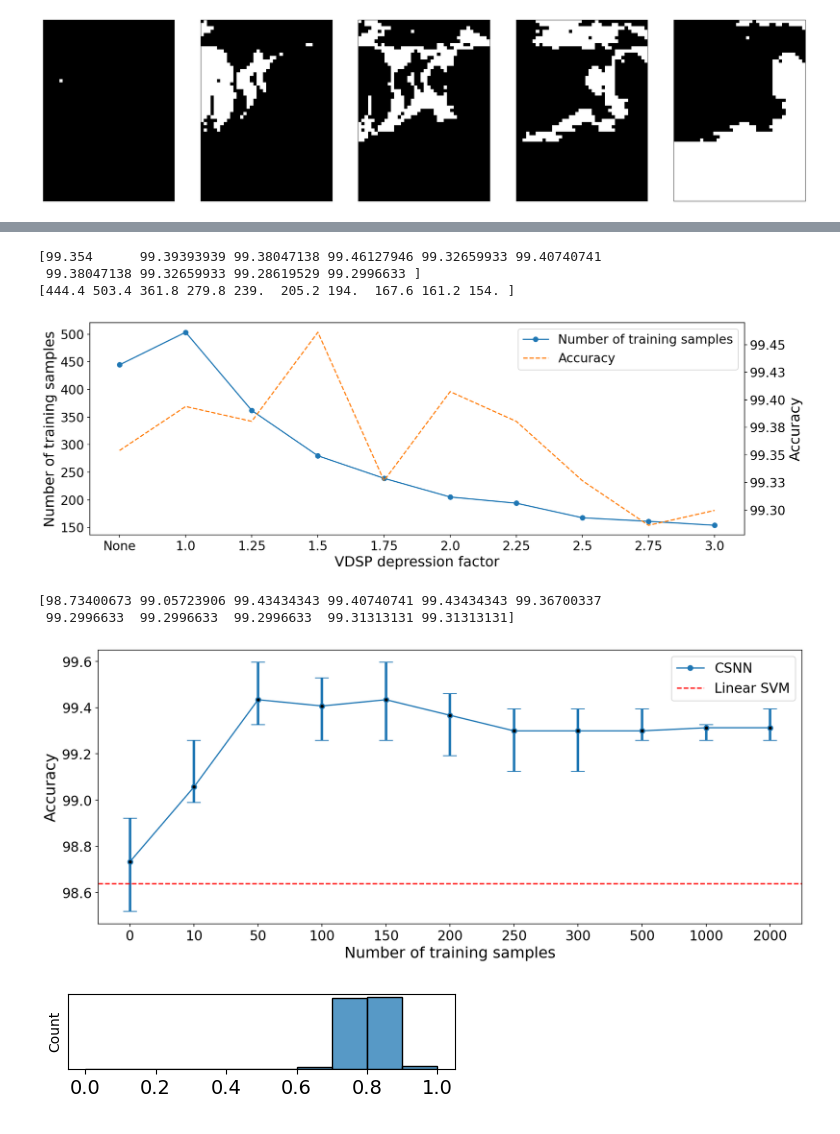
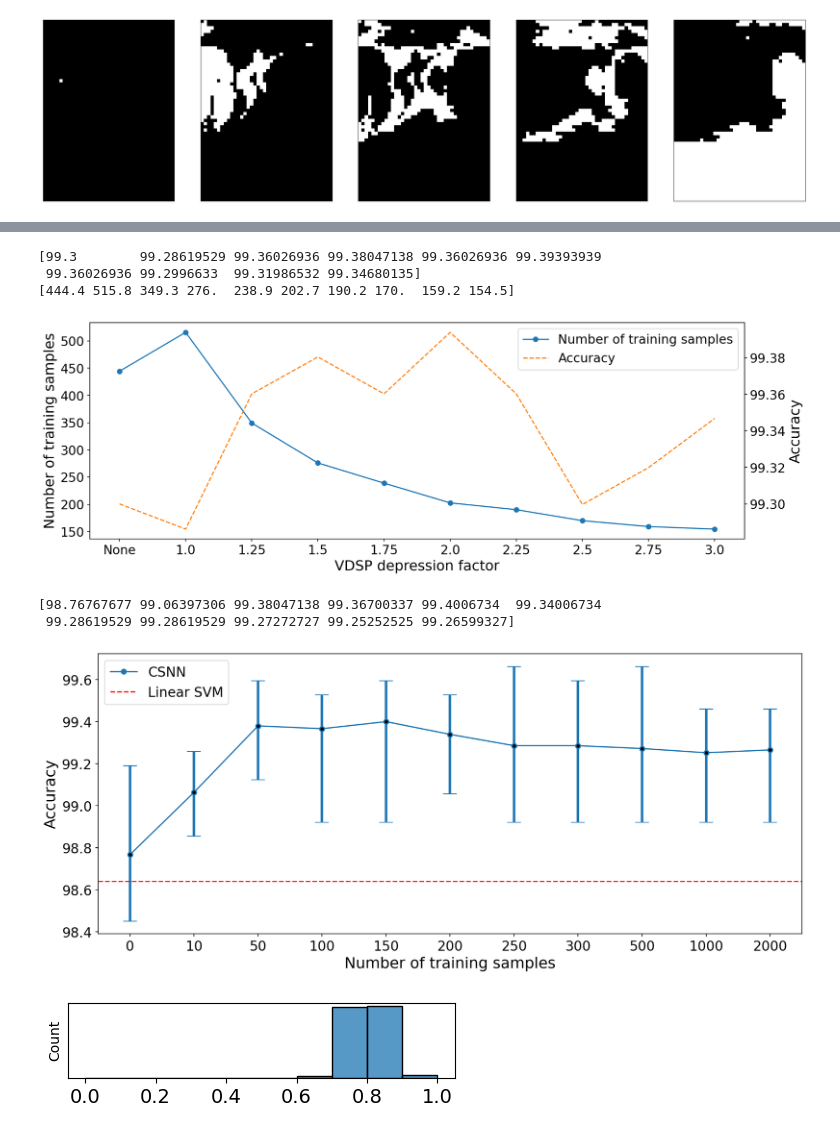
Before and after one commit to ggoupy/CSNN-VDSP, a Jupyter notebook: TIDIGITS/playground.ipynb, the cells around one changed output, grey strips where cells are left out. Saved outputs shown, nothing was run; the diff lists cells and outputs as text; code cells hidden in the pictures.

```diff
--- a/TIDIGITS/playground.ipynb
+++ b/TIDIGITS/playground.ipynb
@@ -178,15 +180,16 @@ with open(f"logs/convergence_vs_vdsp_factor.pkl", "rb") as input_file:
 
 with open(f"logs/acc_vs_vdsp_factor.pkl", "rb") as input_file:
     acc_dict = pickle.load(input_file)
-    acc_dict[0] = np.ones((10))*0.99354 # value computed without f_dep V'pre - f_dep replaced by 1)
+    acc_dict[0] = np.ones((10))*0.993 # value computed without f_dep V'pre - f_dep replaced by 1)
 
 conv_dict = collections.OrderedDict(sorted(conv_dict.items()))
 acc_dict = collections.OrderedDict(sorted(acc_dict.items()))
 
 x_axis = np.array(["None"] + [str(1+0.25*i) for i in range(9)])
-y1_axis = np.array([v[0:5] for k, v in conv_dict.items()])
+y1_axis = np.array([v for k, v in conv_dict.items()])
 y1_axis = y1_axis.mean(1)
-y2_axis = np.array([v[0:5] for k, v in acc_dict.items()]) * 100
+y2_axis = np.array([v for k, v in acc_dict.items()]) * 100
+
 y2_axis = y2_axis.mean(1)
 print(y2_axis)
 print(y1_axis)
@@ -211,50 +214,45 @@ ax2.yaxis.set_major_formatter(FormatStrFormatter('%.2f'))
 plt.savefig('plots/components/analysis_vdsp_factor.png', bbox_inches='tight')
 plt.show()
 # %% [output]
-[99.354      99.39393939 99.38047138 99.46127946 99.32659933 99.40740741
- 99.38047138 99.32659933 99.28619529 99.2996633 ]
-[444.4 503.4 361.8 279.8 239.  205.2 194.  167.6 161.2 154. ]
+[99.3        99.28619529 99.36026936 99.38047138 99.36026936 99.39393939
+ 99.36026936 99.2996633  99.31986532 99.34680135]
+[444.4 515.8 349.3 276.  238.9 202.7 190.2 170.  159.2 154.5]
-[figure, old version]
+[figure, new version]
 # %%
-x_axis = ["0","10","25","50","75","100","150","200","250","300","500","750","1000","1500","2000"]
+x_axis = ["0","10","50","100","150","200","250","300","500","1000","2000"]
 fig = plt.figure(figsize=(15, 6), dpi=150)
 plt.yticks(fontsize=16)
 plt.xticks(fontsize=16)
 plt.ylabel('Accuracy', fontsize=18)
 plt.xlabel('Number of training samples', fontsize=18)
 
 acc_dict = {}
 
-checkpoints_to_rm = [25,75,750,1500]
-for c in checkpoints_to_rm:
-    x_axis.remove(str(c))
-
+# The code can be used to plot output for several learning rates
 for lr in ['0.01_adaptive']:
     with open(f"logs/acc_vs_lr_{lr}.pkl", "rb") as input_file:
         acc_dict[lr] = pickle.load(input_file)
-        for c in checkpoints_to_rm:
-            del acc_dict[lr][c]
 
 for lr in acc_dict.keys():
-    y_axis = np.array([v[0:5] for k, v in acc_dict[lr].items()]) * 100
+    y_axis = np.array([v for k, v in acc_dict[lr].items()]) * 100
     mins = y_axis.min(1)
     maxes = y_axis.max(1)
     stds = y_axis.std(1)
     means = y_axis.mean(1)
     print(means)
     plt.plot(x_axis, means, "-o", label=f"CSNN")
     plt.errorbar(x_axis, means, [means - mins, maxes - means],
          fmt='.k', ecolor='#1f77b4', lw=3, capsize=8)
 
 acc_svm = 98.64
 plt.axhline(y=acc_svm, color='r', linestyle='--', label="Linear SVM")
 plt.legend(fontsize=16)
 plt.savefig("plots/components/analysis_nb_training_samples.png")
 plt.show()
 # %% [output]
-[98.73400673 99.05723906 99.43434343 99.40740741 99.43434343 99.36700337
- 99.2996633  99.2996633  99.2996633  99.31313131 99.31313131]
+[98.76767677 99.06397306 99.38047138 99.36700337 99.4006734  99.34006734
+ 99.28619529 99.28619529 99.27272727 99.25252525 99.26599327]
-[figure, old version]
+[figure, new version]
 # %%
 for nb_samples in [0,50,300]:
     plt.figure(figsize=(5, 1), dpi=100)
```
Also changed, not shown: parts of 2 cells of this notebook, 18 other files.
